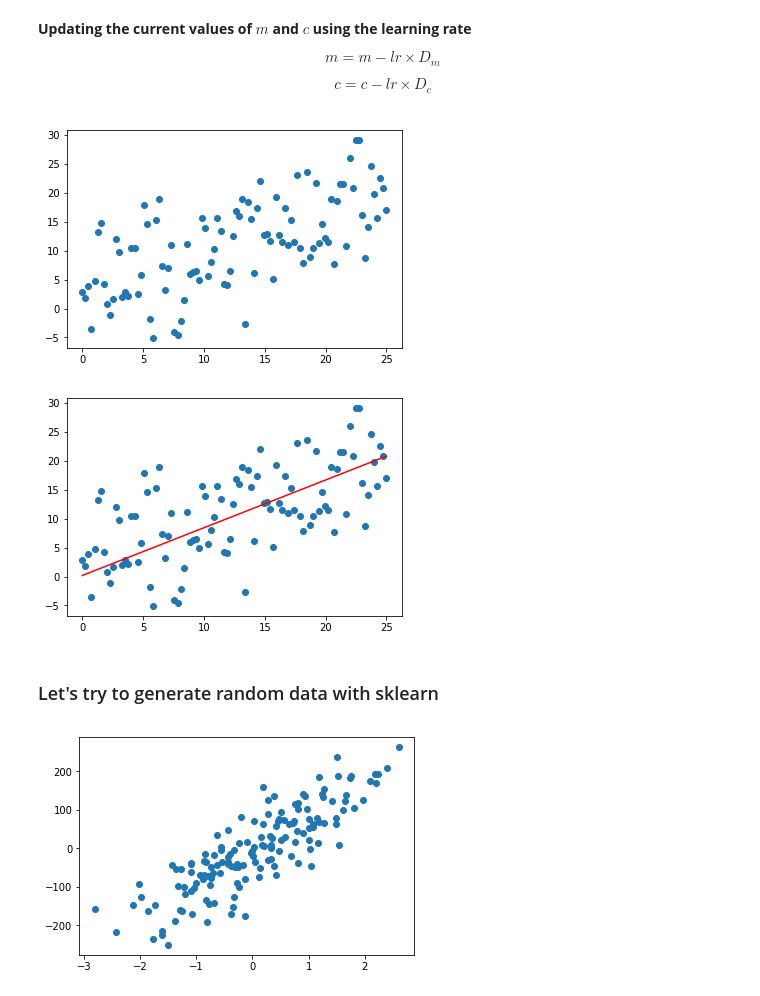
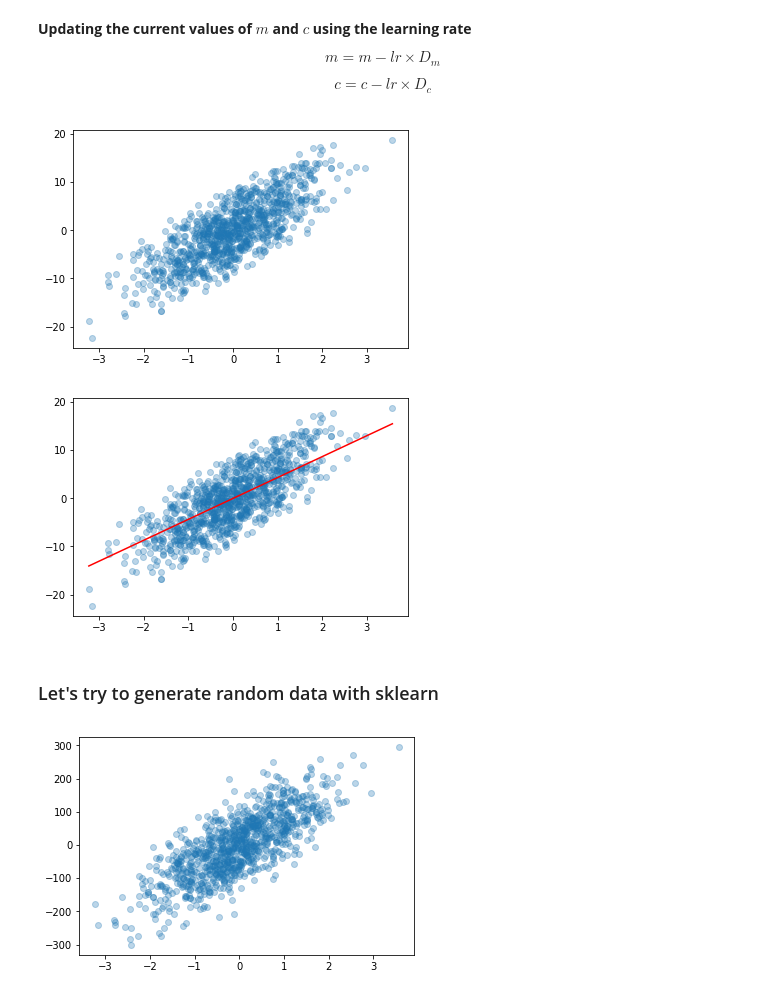
Before and after one commit to ljcastro/LinearRegressionGradientDescent, a Jupyter notebook: MDS - Linear Regression and Gradient Descent.ipynb, the cells around one changed output. Drawn from its saved outputs; the diff is of its cells as text; code cells hidden in the pictures.

```diff
--- a/MDS - Linear Regression and Gradient Descent.ipynb
+++ b/MDS - Linear Regression and Gradient Descent.ipynb
@@ -48,13 +48,14 @@ $${c} = {c} - {lr}\times{D_c}$$
 import numpy as np
 import matplotlib.pyplot as plt
 # %%
-X = np.linspace(0,25,100)
-Y = X * np.random.random_sample() + np.random.uniform(-10,10,X.size) + np.random.uniform(0,10,X.size)
+np.random.seed(123)
+X = np.random.randn(1000)
+Y = X * 5 + np.random.uniform(-5,5,X.size) + np.random.uniform(-5,5,X.size)
 # %%
-plt.scatter(X,Y);
+plt.scatter(X,Y, alpha=0.3);
 plt.show();
 # %% [output]
-[figure, old version]
+[figure, new version]
 # %%
 grad = np.array([0.,0.])
 n = X.size
@@ -72,11 +73,11 @@ for i in range(n):
 # Predicting Y using the final gradients
 Y_pred = grad[0]*X + grad[1]
 # %%
-plt.scatter(X,Y)
+plt.scatter(X,Y, alpha=0.3)
 plt.plot([min(X),max(X)],[min(Y_pred), max(Y_pred)], color='red')
 plt.show()
 # %% [output]
-[figure, old version]
+[figure, new version]
 # %% [markdown]
 ### Let's try to generate random data with sklearn
 # %%
@@ -88,8 +89,8 @@ X_2 = X_2.reshape(150)
 # %%
-plt.scatter(X_2,Y_2);
+plt.scatter(X_2,Y_2,alpha=0.3);
 plt.show()
 # %% [output]
-[figure, old version]
+[figure, new version]
 # %%
 grad = np.array([0.,0.])
 n = X_2.size
```
Also changed, not shown: parts of 3 cells of this notebook, 1 other file.
